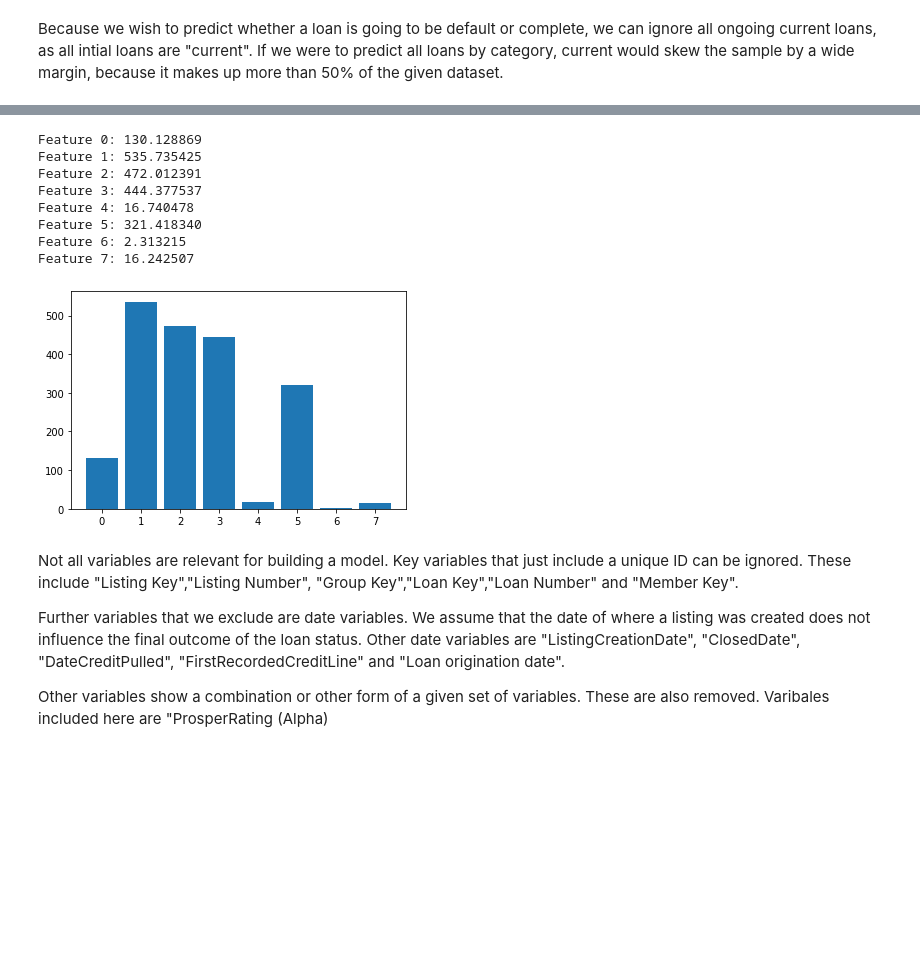
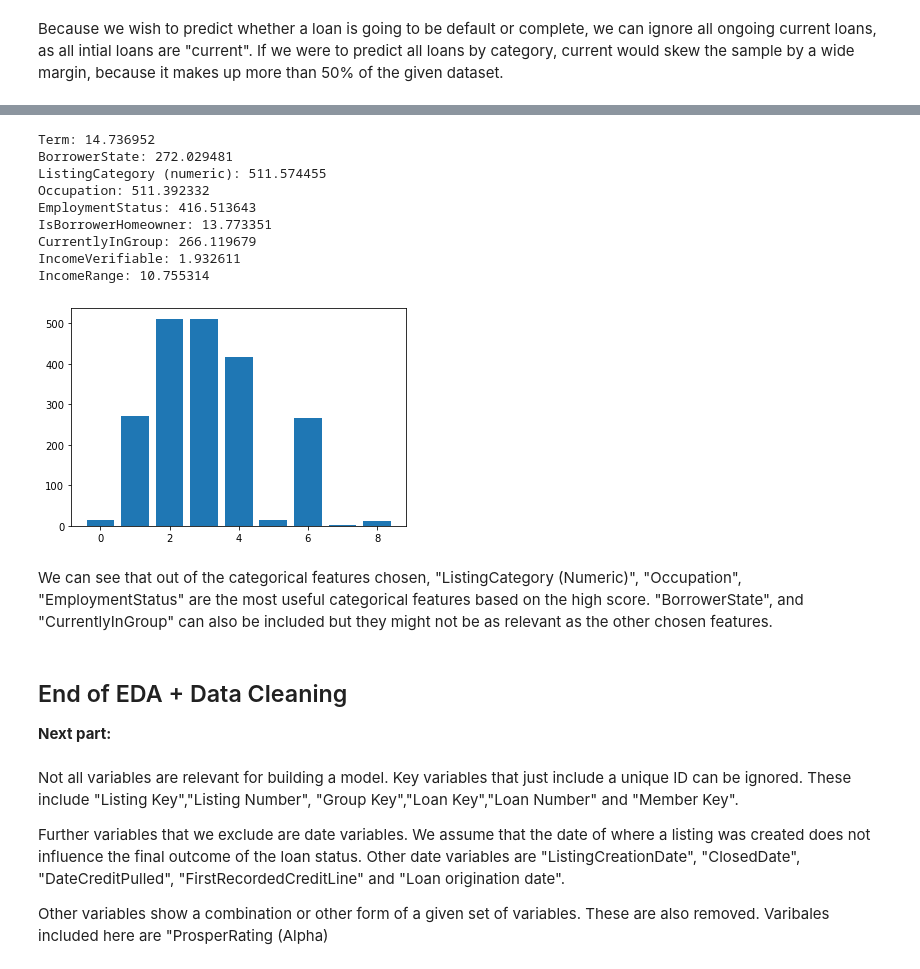
Before and after one commit to Milkafreak/Group_11_ML, a Jupyter notebook: Prosper/Project_G11__Deep_learning_Version04.ipynb, the cells around one changed output, grey strips where cells are left out. Saved outputs shown, nothing was run; the diff lists cells and outputs as text; code cells hidden in the pictures; blank space fills up the shorter version.

```diff
--- a/Prosper/Project_G11__Deep_learning_Version04.ipynb
+++ b/Prosper/Project_G11__Deep_learning_Version04.ipynb
@@ -192,6 +269,9 @@ prosper.groupby("LoanStatus").count()
 # %%
-xx = prosper[['BorrowerState', 'ListingCategory (numeric)', 'Occupation','EmploymentStatus','IsBorrowerHomeowner',\
-                                     'CurrentlyInGroup','IncomeVerifiable', 'IncomeRange']].values
+#Categorical Feature Selection using Chi-Square Test
+
+list_categories = ['Term', 'BorrowerState', 'ListingCategory (numeric)', 'Occupation','EmploymentStatus','IsBorrowerHomeowner',\
+                                     'CurrentlyInGroup','IncomeVerifiable', 'IncomeRange']
+xx = prosper[list_categories].values
 yy = prosper[["LoanStatus"]].values
 
 # prepare input data
@@ -210,43 +290,50 @@ def prepare_targets(y_train, y_test):
 	y_test_enc = le.transform(y_test)
 	return y_train_enc, y_test_enc
 
 # feature selection
 def select_features(X_train, y_train, X_test):
 	fs = SelectKBest(score_func=chi2, k='all')
 	fs.fit(X_train, y_train)
 	X_train_fs = fs.transform(X_train)
 	X_test_fs = fs.transform(X_test)
 	return X_train_fs, X_test_fs, fs
 
     # split into train and test sets
 X_train, X_test, y_train, y_test = train_test_split(xx, yy, test_size=0.33, random_state=1)
 # prepare input data
 X_train_enc, X_test_enc = prepare_inputs(X_train, X_test)
 # prepare output data
 y_train_enc, y_test_enc = prepare_targets(y_train.ravel(), y_test.ravel())
 
 X_train_enc_u = np.nan_to_num(X_train_enc)
 X_test_enc_u = np.nan_to_num(X_test_enc)
 np.isnan(X_test_enc_u).any()
 
 # feature selection
 X_train_fs, X_test_fs, fs = select_features(X_train_enc_u, y_train_enc, X_test_enc_u)
 # what are scores for the features
 for i in range(len(fs.scores_)):
-	print('Feature %d: %f' % (i, fs.scores_[i]))
+	print('%s: %f' % (list_categories[i], fs.scores_[i]))
 # plot the scores
 pyplot.bar([i for i in range(len(fs.scores_))], fs.scores_)
 pyplot.show()
 # %% [output]
-Feature 0: 130.128869
-Feature 1: 535.735425
-Feature 2: 472.012391
-Feature 3: 444.377537
-Feature 4: 16.740478
-Feature 5: 321.418340
-Feature 6: 2.313215
-Feature 7: 16.242507
+Term: 14.736952
+BorrowerState: 272.029481
+ListingCategory (numeric): 511.574455
+Occupation: 511.392332
+EmploymentStatus: 416.513643
+IsBorrowerHomeowner: 13.773351
+CurrentlyInGroup: 266.119679
+IncomeVerifiable: 1.932611
+IncomeRange: 10.755314
-[figure, old version]
+[figure, new version]
+# %% [markdown]
+We can see that out of the categorical features chosen, "ListingCategory (Numeric)", "Occupation", "EmploymentStatus" are the most useful categorical features based on the high score. "BorrowerState", and "CurrentlyInGroup" can also be included but they might not be as relevant as the other chosen features.
+# %% [markdown]
+## End of EDA + Data Cleaning
+
+**Next part:**
 # %%
 class DataFrameSelector(BaseEstimator, TransformerMixin):
     def __init__(self, attribute_names):
```
Also changed, not shown: parts of 8 cells of this notebook.
